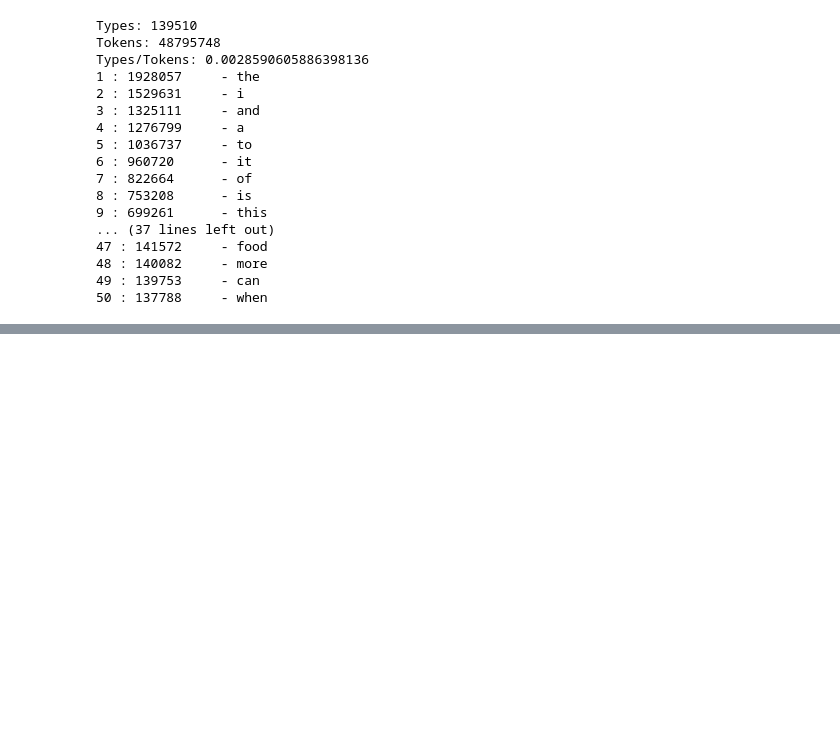
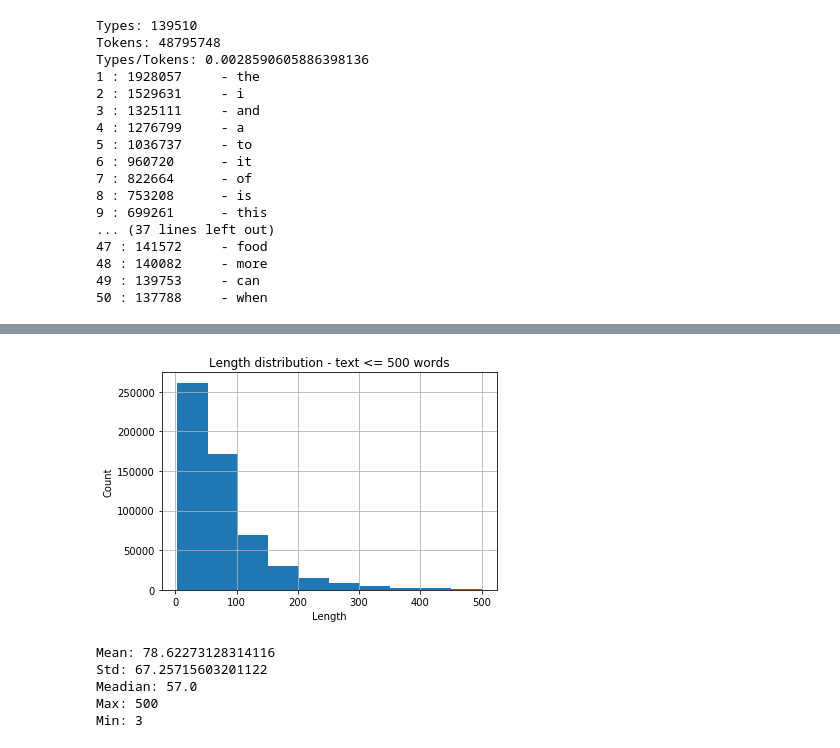
Before and after one commit to GianlucaVico/NLP-Project, a Jupyter notebook: project.ipynb, the cells around one changed output, grey strips where cells are left out. Cells and saved outputs as stored; diff of their text form; code cells hidden in the pictures; blank space fills up the shorter version.

```diff
--- a/project.ipynb
+++ b/project.ipynb
@@ -114,0 +235,20 @@ reviews = pd.DataFrame(data[["Summary", "Text", "Score"]])
+# %%
+len_text_500 = [i for i in len_text if i <= 500]
+plt.hist(len_text_500)
+plt.title("Length distribution - text <= 500 words")
+plt.ylabel("Count")
+plt.xlabel("Length")
+plt.grid(True)
+plt.show()
+print("Mean:", np.mean(len_text_500))
+print("Std:", np.std(len_text_500))
+print("Meadian:", np.median(len_text_500))
+print("Max:", max(len_text_500))
+print("Min:", min(len_text_500))
+# %% [output]
+[figure, added]
+Mean: 78.62273128314116
+Std: 67.25715603201122
+Meadian: 57.0
+Max: 500
+Min: 3
```
Also changed, not shown: parts of 78 cells of this notebook.
